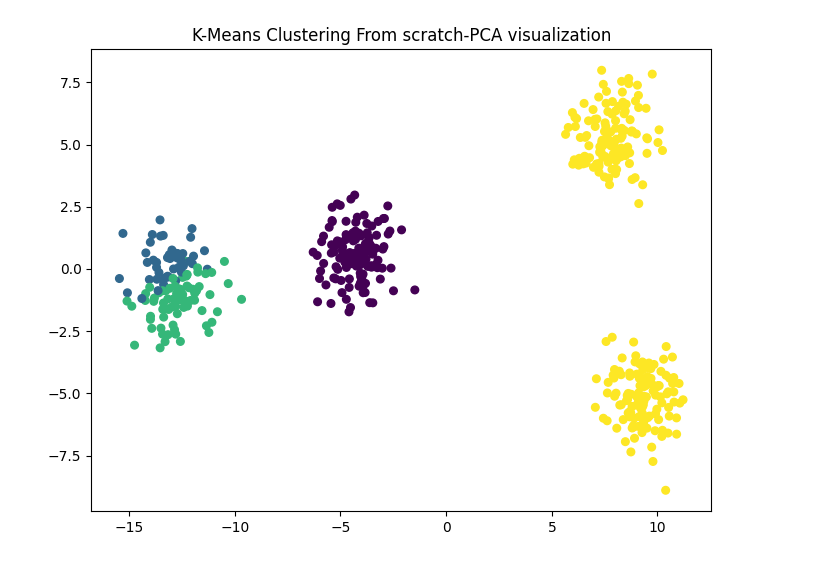
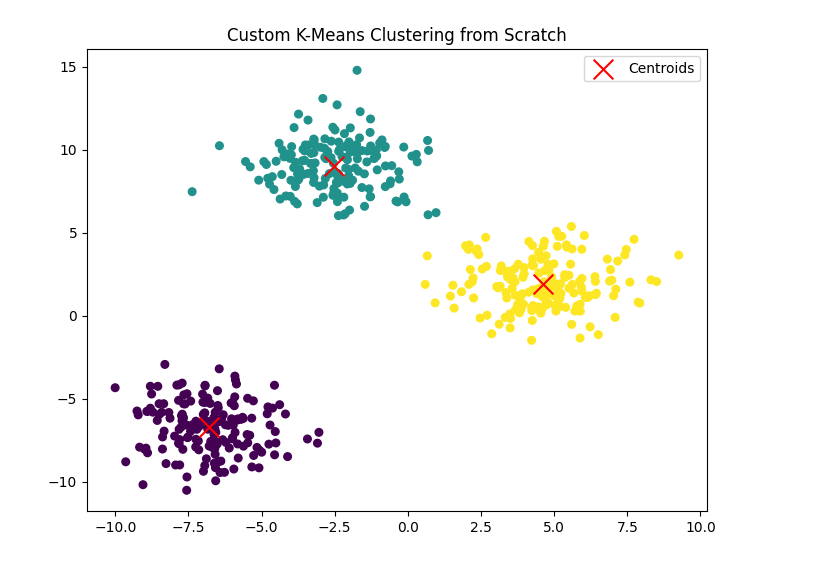
Before and after one commit to visithraravi98-lang/K-Means, a Jupyter notebook: K_Means_clustering.ipynb, the cells around one changed output. Drawn from its saved outputs; the diff is of its cells as text; code cells hidden in the pictures.

```diff
--- a/K_Means_clustering.ipynb
+++ b/K_Means_clustering.ipynb
@@ -3,75 +8,54 @@
 # %%
-import numpy as np
-import matplotlib.pyplot as plt
-from sklearn.datasets import make_blobs
-from sklearn.cluster import KMeans
-from sklearn.decomposition import PCA
 
+# Data Generation
+x, _ = make_blobs(n_samples=500, centers=3, cluster_std=1.5, n_features=2, random_state=42)
 
-# Generate Synthetic Data &K-means from scratch
-x,y_true=make_blobs(n_samples=500,n_features=5,centers=4,cluster_std=1.0,random_state=42)
-class KMeansFromScratch:
-  def __init__(self,k=4,max_iters=100,tol=1e-4):
-    self.k=k
-    self.max_iters=max_iters
-    self.tol=tol
-    self.centroids = None
-    self.labels_ = None
-    self.inertia_ = None
+#Kmeans from scratch
+class KMeansScratch:
+  def __init__(self, k=3, max_iters=100, tol=1e-4):
+    self.k = k
+    self.max_iters = max_iters
+    self.tol = tol
 
-  def initialize_centroids(self,x):
-    indices=np.random.choice(len(x),self.k,replace =False)
+  def initialize_centroids(self, x):
+    indices = np.random.choice(len(x), self.k, replace=False)
     return x[indices]
 
-  def assign_clusters(self,x,centroids):
-    distances=np.linalg.norm(x[:,np.newaxis]-centroids,axis=2)
-    return np.argmin(distances,axis=1)
+  def assign_clusters(self, x, centroids):
+    distances = np.linalg.norm(x[:, np.newaxis] - centroids, axis=2)
+    return np.argmin(distances, axis=1)
 
-  def update_centroids(self,x,labels):
-    return np.array([x[labels==i].mean(axis=0) for i in range(self.k)])
+  def update_centroids(self, x, labels):
+    return np.array([x[labels == i].mean(axis=0) for i in range(self.k)])
 
-  def compute_inertia(self,x,centroids,labels):
-    inertia=0.0
+  def compute_sse(self, x, centroids, labels):
+    sse = 0
     for i in range(self.k):
-      cluster_points=x[labels==i]
-      inertia+=np.sum((cluster_points-centroids[i])**2)
-    return inertia
+      cluster_points = x[labels == i]
+      sse += np.sum((cluster_points - centroids[i])**2)
+    return sse
 
-  def fit(self,x):
-    self.centroids=self.initialize_centroids(x)
-    for _ in range(self.max_iters):
-      self.labels_=self.assign_clusters(x,self.centroids)
-      new_centroids=self.update_centroids(x,self.labels_)
-      if np.linalg.norm(self.centroids-new_centroids)<self.tol:
+  def fit(self, x):
+    self.centroids = self.initialize_centroids(x)
+    for i in range(self.max_iters):
+      labels = self.assign_clusters(x, self.centroids)
+      new_centroids = self.update_centroids(x, labels)
+      if np.linalg.norm(self.centroids - new_centroids) < self.tol:
         break
-      self.centroids=new_centroids
-    self.inertia_ = self.compute_inertia(x, self.centroids, self.labels_)
-    return self
+      self.centroids = new_centroids
+    self.labels_ = labels
+    self.sse_ = self.compute_sse(x, self.centroids, self.labels_)
 
-  #Fit custom K-Means
-custom_kmeans=KMeansFromScratch(k=4)
+#Apply custom K-Means
+custom_kmeans = KMeansScratch(k=3)
 custom_kmeans.fit(x)
-custom_inertia=custom_kmeans.inertia_
 
-#scikit-learn K-Means
-sk_kmeans=KMeans(n_clusters=4,random_state=42,n_init=10)
-sk_kmeans.fit(x)
-sk_inertia=sk_kmeans.inertia_
-
-#PCA Visualization
-pca=PCA(n_components=2)
-x_pca=pca.fit_transform(x)
+#Visualization
 plt.figure(figsize=(8,6))
-plt.scatter(x_pca[:,0],x_pca[:,1],c=custom_kmeans.labels_,cmap='viridis',s=30)
-plt.title("K-Means Clustering From scratch-PCA visualization")
+plt.scatter(x[:,0],x[:, 1],c=custom_kmeans.labels_,cmap='viridis',s=30)
+plt.scatter(custom_kmeans.centroids[:, 0],custom_kmeans.centroids[:, 1],c='red',marker='x',s=200,label='Centroids')
+plt.title('Custom K-Means Clustering from Scratch')
+plt.legend()
 plt.show()
-
-#output
-print("Custom K-Means Inertia (WCSS):",custom_inertia)
-print("Scikit-learn K-Means Inertia:",sk_inertia)
-print("\nFirst 10 data points:")
-print(x[:10])
-print("\nCluster labels assigned by custom k-Means(first 10):")
-print(custom_kmeans.labels_[:10])
 # %% [output]
-[figure, old version]
+[figure, new version]
```
Also changed, not shown: parts of 3 cells of this notebook.
